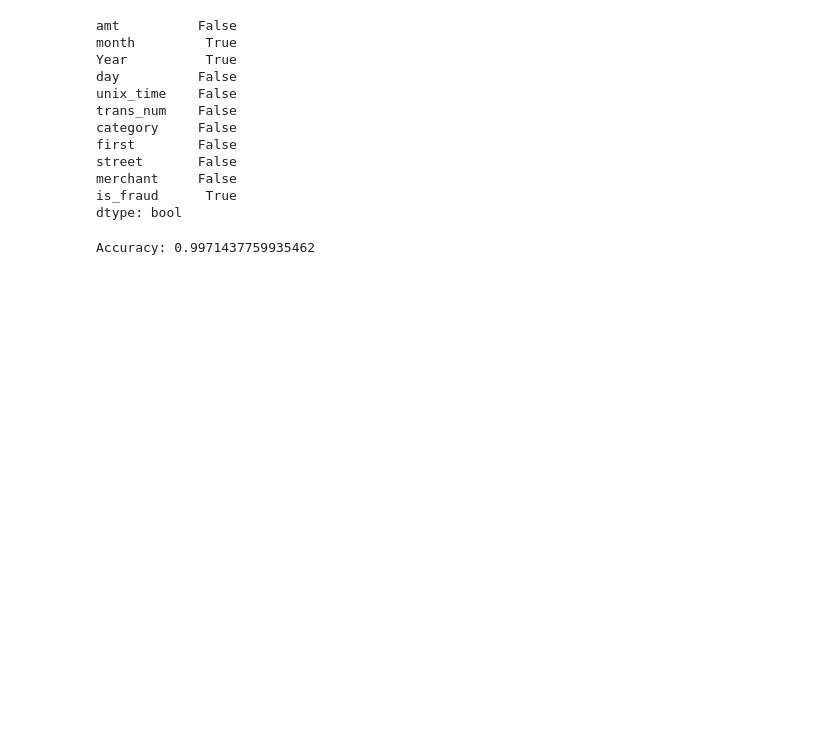
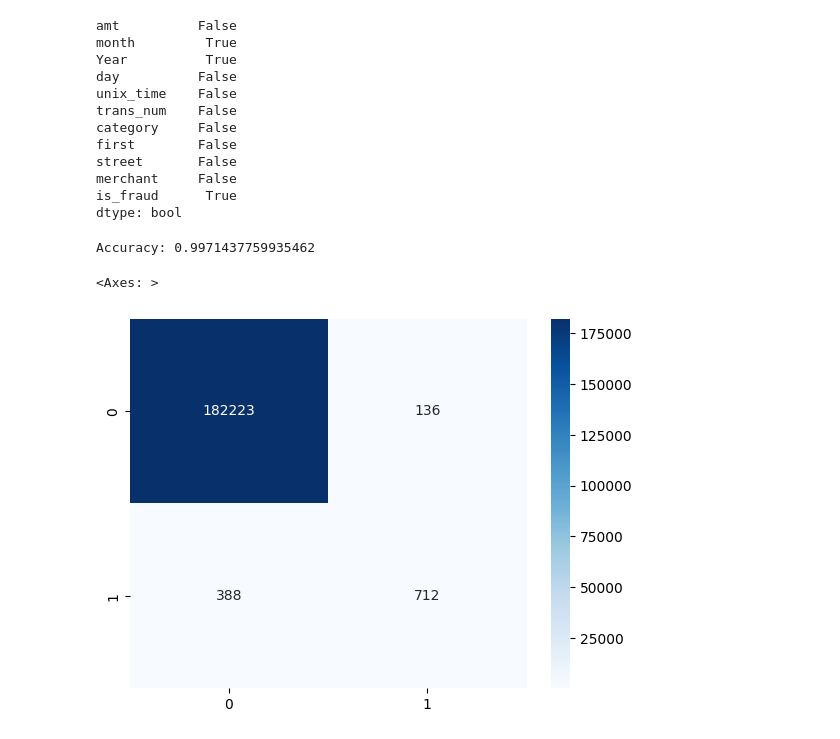
Before and after one commit to shaheeralics/Data-Science-Learning-With-Projects, a Jupyter notebook: Projects/ML - DL/P4 Credit Card Transactions Dataset.ipynb, the cells around one changed output. Cells and saved outputs as stored; diff of their text form; code cells hidden in the pictures; blank space fills up the shorter version.

```diff
--- a/Projects/ML - DL/P4 Credit Card Transactions Dataset.ipynb
+++ b/Projects/ML - DL/P4 Credit Card Transactions Dataset.ipynb
@@ -575,3 +575,12 @@ accuracy = accuracy_score(y_test, y_pred)
 print("Accuracy:", accuracy)
 # %% [output]
 Accuracy: 0.9971437759935462
+# %%
+# now i have to check the model performance using confusion matrix
+# Create a confusion matrix
+conf_matrix = confusion_matrix(y_test, y_pred)
+# plot the confusion matrix
+sns.heatmap(conf_matrix, annot=True, fmt='d', cmap='Blues')
+# %% [output]
+<Axes: >
+[figure, added]
```
